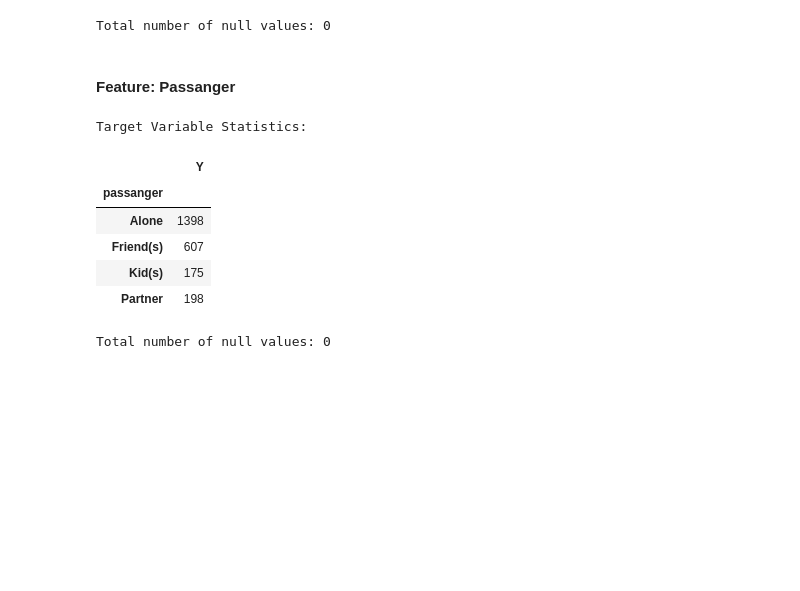
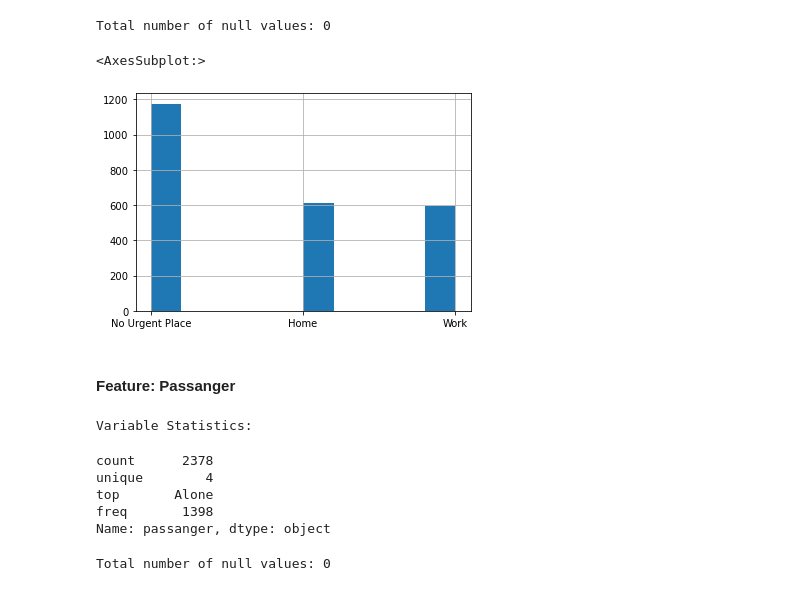
Before and after one commit to ddahiya16/Machine-Learning, a Jupyter notebook: Exam - Summer 2021.ipynb, the cells around one changed output. Drawn from its saved outputs; the diff is of its cells as text; code cells hidden in the pictures; blank space fills up the shorter version.

```diff
--- a/Exam - Summer 2021.ipynb
+++ b/Exam - Summer 2021.ipynb
@@ -217,19 +224,23 @@ df_train[['Y', 'destination']].groupby('destination').count()
 print("Total number of null values:", df_train['destination'].isnull().sum())
 # %% [output]
 Total number of null values: 0
+# %%
+df_train['destination'].hist()
+# %% [output]
+<AxesSubplot:>
+[figure, added]
 # %% [markdown]
 #### Feature: Passanger
 # %%
 print("Variable Statistics: ")
-df_train[['Y', 'passanger']].groupby('passanger').count()
+df_train['passanger'].describe()
 # %% [output]
-Target Variable Statistics:
+Variable Statistics:
-|  | Y |
-| passanger |  |
-| Alone | 1398 |
-| Friend(s) | 607 |
-| Kid(s) | 175 |
-| Partner | 198 |
+count      2378
+unique        4
+top       Alone
+freq       1398
+Name: passanger, dtype: object
 # %%
 print("Total number of null values:", df_train['passanger'].isnull().sum())
 # %% [output]
```
Also changed, not shown: parts of 74 cells of this notebook.
